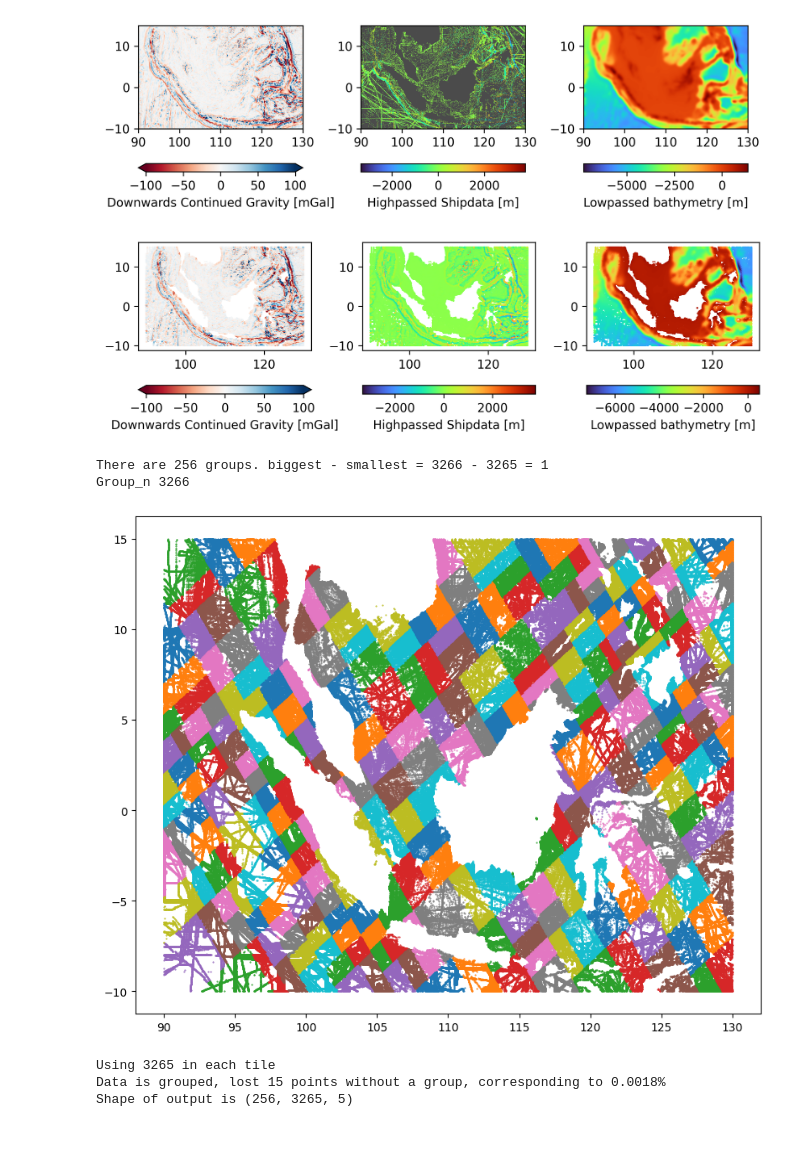
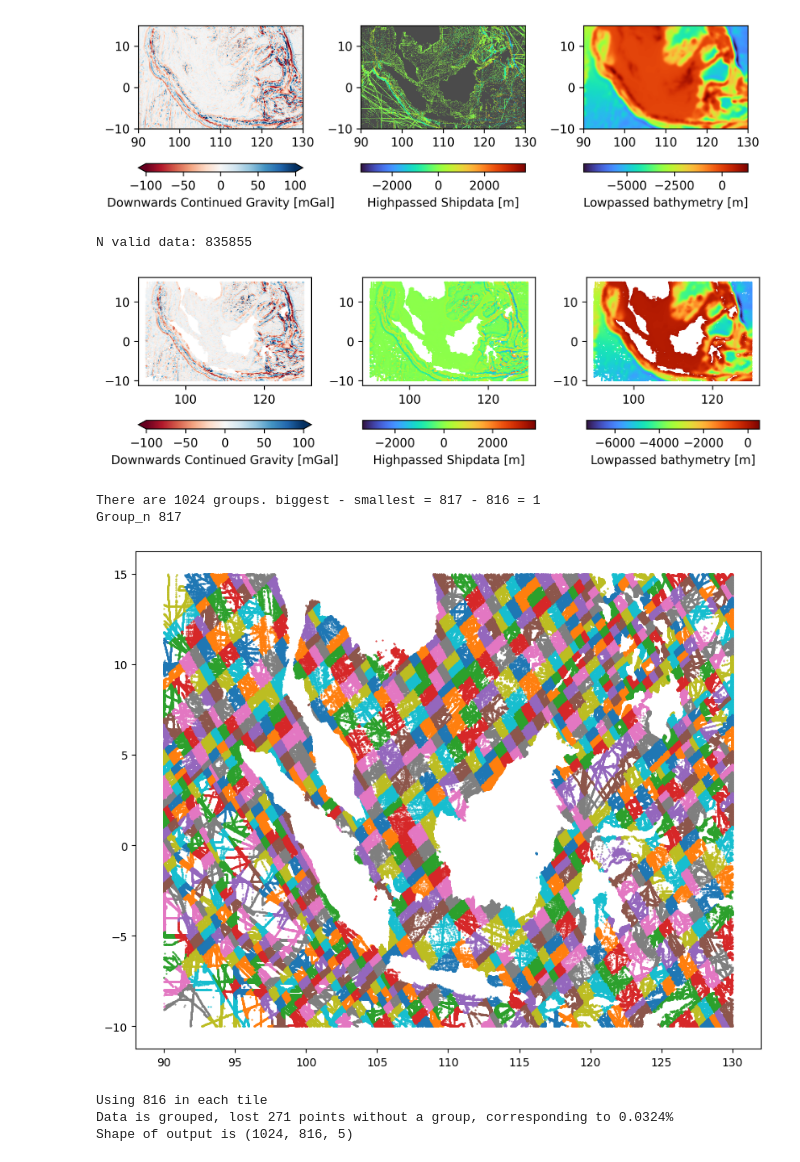
Before and after one commit to BjarkeN/MalaysiaBathymetryML25course, a Jupyter notebook: notebooks/A_preprocessing.ipynb, the cells around one changed output. Cells and saved outputs as stored; diff of their text form; code cells hidden in the pictures.

```diff
--- a/notebooks/01_preprocessing.ipynb
+++ b/notebooks/A_preprocessing.ipynb
@@ -50,6 +54,8 @@ ship = ship[mask]
 topo_low = topo_low[mask]
 lat = lat[mask]
 lon = lon[mask]
+
+print("N valid data: {}".format(lat.size))
 
 # Plot data
 cm = 1/2.54
@@ -73,6 +79,7 @@ plt.colorbar(sc, orientation="horizontal", label="Lowpassed bathymetry [m]")
 plt.tight_layout()
 plt.show()
 # %% [output]
+N valid data: 835855
 [figure]
 # %%
 # Group data in equal size groups
@@ -118,41 +125,41 @@ def group_data(lon, lat, groups=7):
         points_rot_ = (j @ group.T).T
         points_grouped.append(points_rot_)
         vals_grouped.append(indices)
         list_len.append(len(group))
         plt.plot(points_rot_[:, 0], points_rot_[:, 1], 'o', markersize=0.5)
     print(f"There are {len(groups)} groups.", end=' ')
     print(f"biggest - smallest = {max(list_len)} - {min(list_len)} = {max(list_len) - min(list_len)}")
 
-    group_n = max(list_len)
+    group_n = min(list_len)
     print("Group_n", group_n)
     plt.show()
 
     # group the data
     grouped_data = []
     n_per_group = min(list_len)
     print("Using {} in each tile".format(n_per_group))
     for points_, vals_ in zip(points_grouped, vals_grouped):
         # group the data
         grouped_data.append(np.c_[points_[:n_per_group, 0],
                                 points_[:n_per_group, 1],
                                 grav[vals_][:n_per_group],
                                 topo_low[vals_][:n_per_group],
                                 ship[vals_][:n_per_group]])
     grouped_data = np.array(grouped_data)
 
     print("Data is grouped, lost {} points without a group, corresponding to {:.4f}%".format(ship.size - grouped_data[:,:,0].size, (ship.size - grouped_data[:,:,0].size)/ship.size*100))
     print("Shape of output is {}".format(grouped_data.shape))
 
     return grouped_data
 
-grouped_data = group_data(lon, lat, groups=7)
+grouped_data = group_data(lon, lat, groups=9)
 # %% [output]
-There are 256 groups. biggest - smallest = 3266 - 3265 = 1
-Group_n 3266
+There are 1024 groups. biggest - smallest = 817 - 816 = 1
+Group_n 817
-[figure, old version]
+[figure, new version]
-Using 3265 in each tile
-Data is grouped, lost 15 points without a group, corresponding to 0.0018%
-Shape of output is (256, 3265, 5)
+Using 816 in each tile
+Data is grouped, lost 271 points without a group, corresponding to 0.0324%
+Shape of output is (1024, 816, 5)
 # %%
 batch_id = 0
 plt.scatter(grouped_data[batch_id,:,0], grouped_data[batch_id,:,1], 1, grouped_data[batch_id,:,4], cmap="turbo")
```
Also changed, not shown: parts of 2 cells of this notebook, 5 other files.
